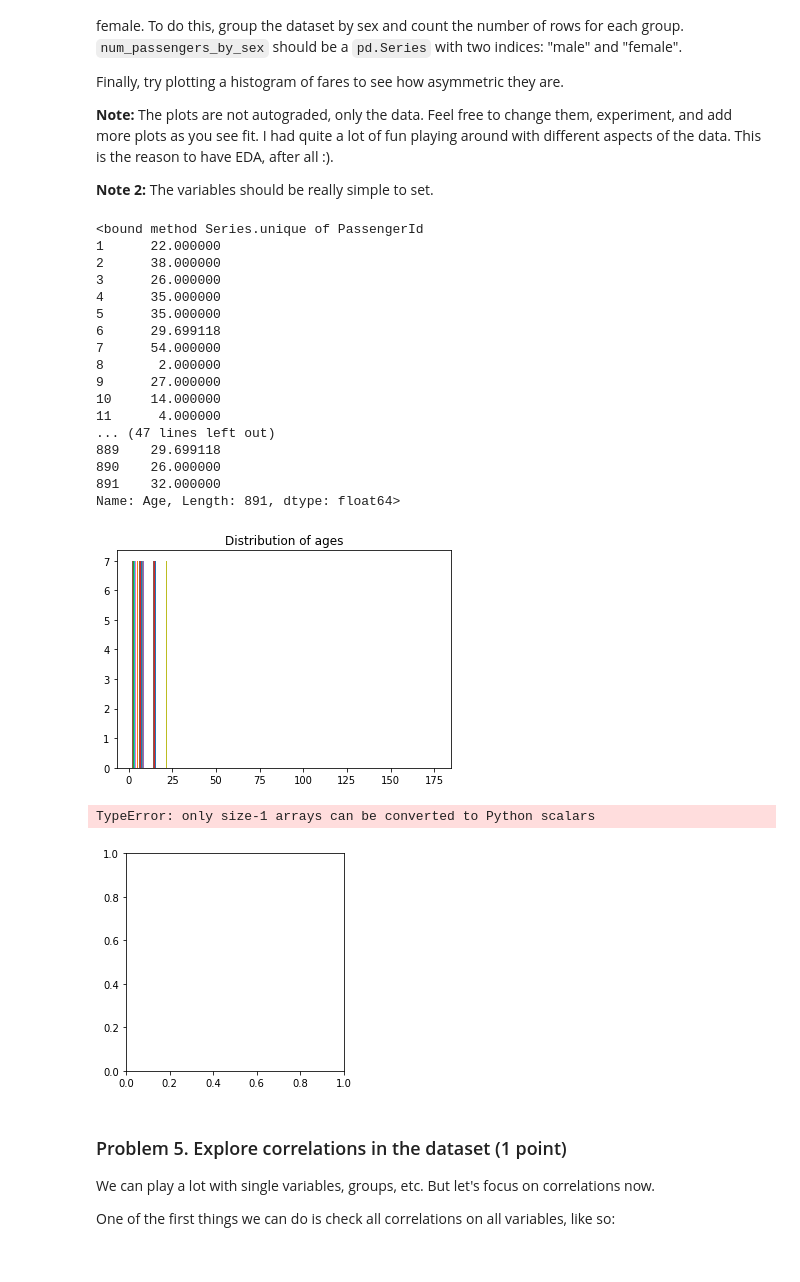
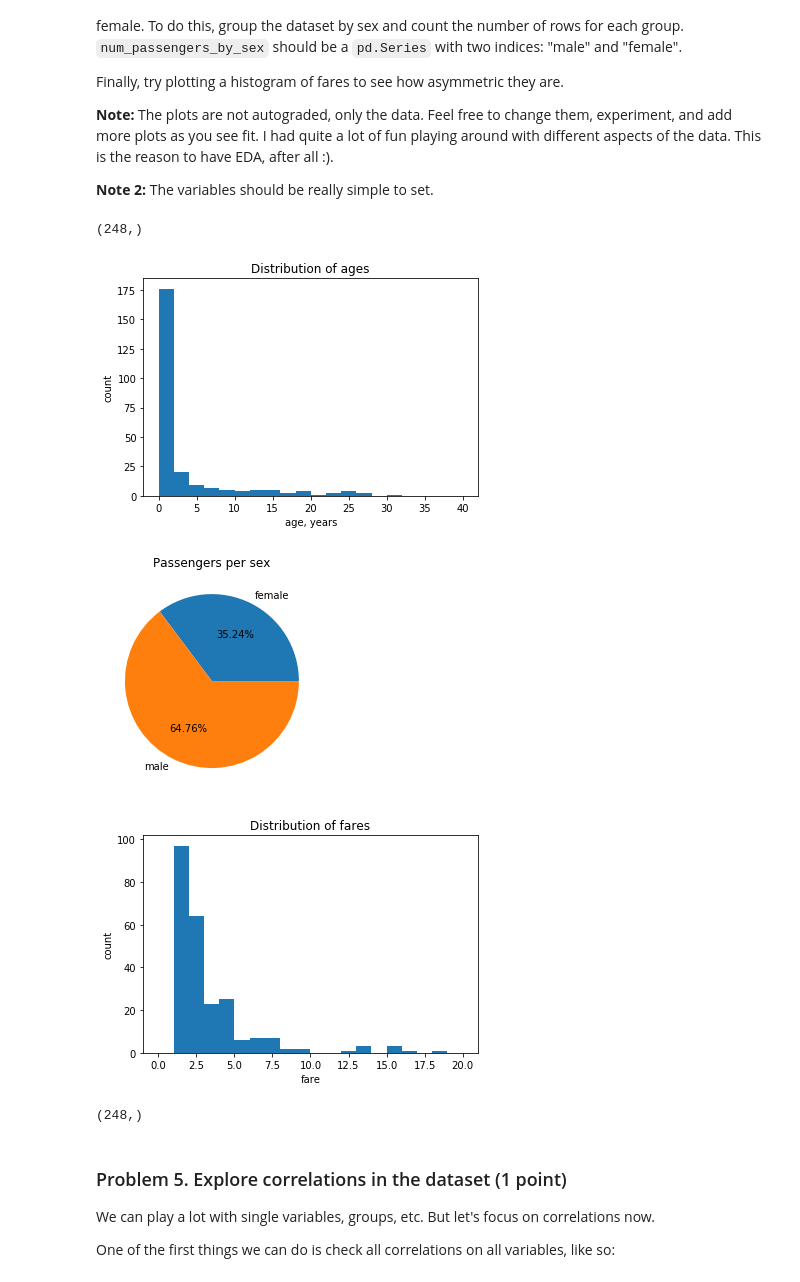
Before and after one commit to viraco4a/SoftUni, a Jupyter notebook: DataScience/07. Data-Science-Project-Architecture-Ex/DS Project Architecture Lab.ipynb, the cells around one changed output. Cells and saved outputs as stored; diff of their text form; code cells hidden in the pictures.

Commit message:
Data Science Project Architecture Ex final

```diff
--- a/DataScience/07. Data-Science-Project-Architecture-Ex/DS Project Architecture Lab.ipynb
+++ b/DataScience/07. Data-Science-Project-Architecture-Ex/DS Project Architecture Lab.ipynb
@@ -245,49 +245,39 @@ Finally, try plotting a histogram of fares to see how asymmetric they are.
 **Note:** The plots are not autograded, only the data. Feel free to change them, experiment, and add more plots as you see fit. I had quite a lot of fun playing around with different aspects of the data. This is the reason to have EDA, after all :).
 
 **Note 2:** The variables should be really simple to set.
-# %%
-titanic_data['Age'].unique
-# %% [output]
-<bound method Series.unique of PassengerId
-1      22.000000
-2      38.000000
-3      26.000000
-4      35.000000
-5      35.000000
-6      29.699118
-7      54.000000
-8       2.000000
-9      27.000000
-10     14.000000
-11      4.000000
-... (47 lines left out)
-889    29.699118
-890    26.000000
-891    32.000000
-Name: Age, Length: 891, dtype: float64>
+# %%
+titanic_data["Age"].groupby(pd.cut(titanic_data["Age"], 248)).count().shape
+# %% [output]
+(248,)
 # %%
-all_ages = titanic_data.groupby(['Age']).count()
-num_passengers_by_sex = titanic_data.groupby(['Sex']).count()
-all_fares = titanic_data.groupby(['Fare']).count()
+all_ages = titanic_data["Age"].groupby(pd.cut(titanic_data["Age"], 248)).count()
+num_passengers_by_sex = titanic_data["Sex"].groupby([titanic_data["Sex"]]).count()
+all_fares = titanic_data['Fare'].groupby(titanic_data['Fare']).count()
 
-
-
-plt.hist(all_ages, bins = 20)
+plt.hist(all_ages, bins = 20, range = (0, 40))
+plt.xlabel("age, years")
+plt.ylabel("count")
 plt.title("Distribution of ages")
 plt.show()
 
 plt.gca().set_aspect("equal")
 plt.pie(num_passengers_by_sex, labels = num_passengers_by_sex.index, autopct = "%.2f%%")
 plt.title("Passengers per sex")
 plt.show()
 
-plt.hist(all_fares, bins = 20)
+plt.hist(all_fares, bins = 20, range = (0, 20))
 plt.title("Distribution of fares")
+plt.xlabel("fare")
+plt.ylabel("count")
 plt.show()
 # %% [output]
-[figure, old version]
+[figure, new version]
-TypeError: only size-1 arrays can be converted to Python scalars
-[figure, old version]
+[figure, new version]
+[figure, added]
+# %%
+titanic_data['Fare'].groupby(titanic_data['Fare']).count().shape
+# %% [output]
+(248,)
 # %%
 assert_is_not_none(all_ages)
 assert_is_not_none(num_passengers_by_sex)
```
Also changed, not shown: parts of 21 cells of this notebook.
